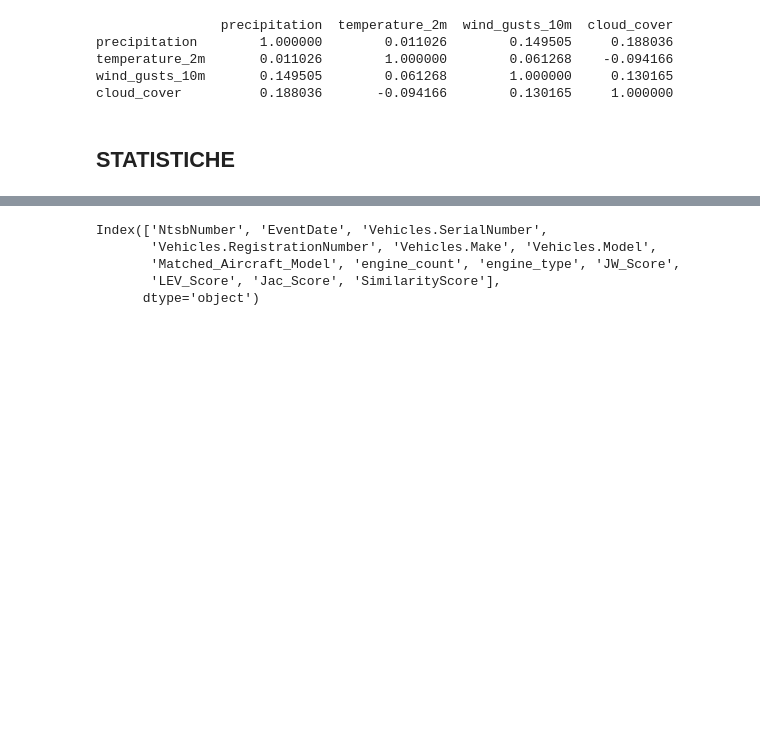
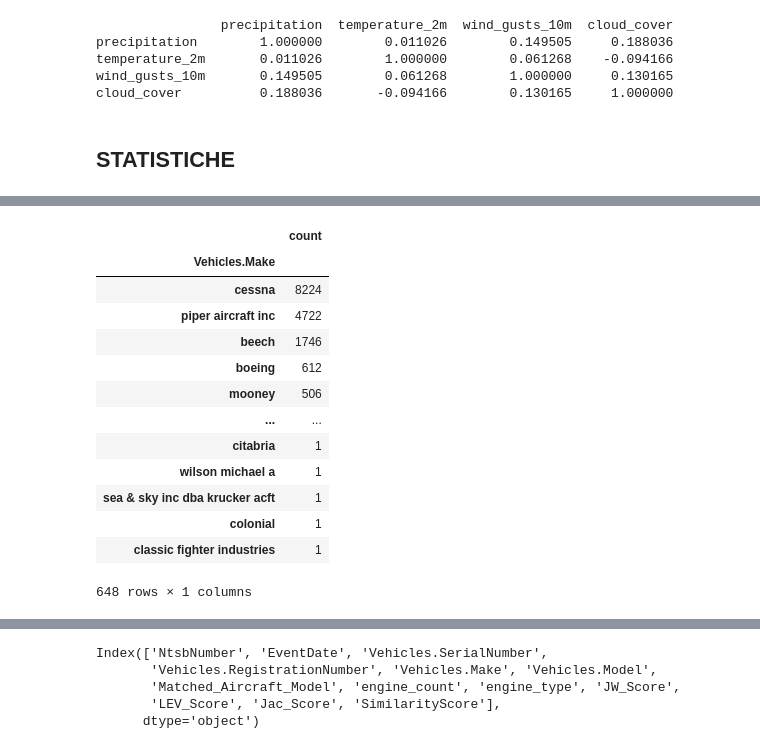
Before and after one commit to tratom/fcul-ipai-project, a Jupyter notebook: project.ipynb, the cells around one changed output, grey strips where cells are left out. Cells and saved outputs as stored; diff of their text form; code cells hidden in the pictures; blank space fills up the shorter version.

```diff
--- a/project.ipynb
+++ b/project.ipynb
@@ -1126,0 +1183,17 @@ Name: count, Length: 3361, dtype: int64
+# %%
+display(freq_full.to_frame(name='count'))
+# %% [output]
+|  | count |
+| Vehicles.Make |  |
+| cessna | 8224 |
+| piper aircraft inc | 4722 |
+| beech | 1746 |
+| boeing | 612 |
+| mooney | 506 |
+| ... | ... |
+| citabria | 1 |
+| wilson michael a | 1 |
+| sea & sky inc dba krucker acft | 1 |
+| colonial | 1 |
+| classic fighter industries | 1 |
+648 rows × 1 columns
```
Also changed, not shown: parts of 6 cells of this notebook, 2 other files.
